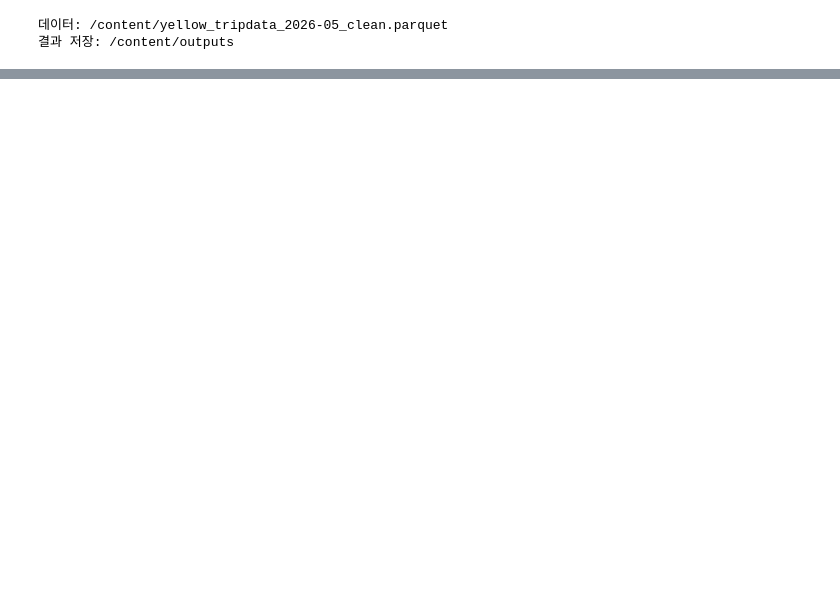
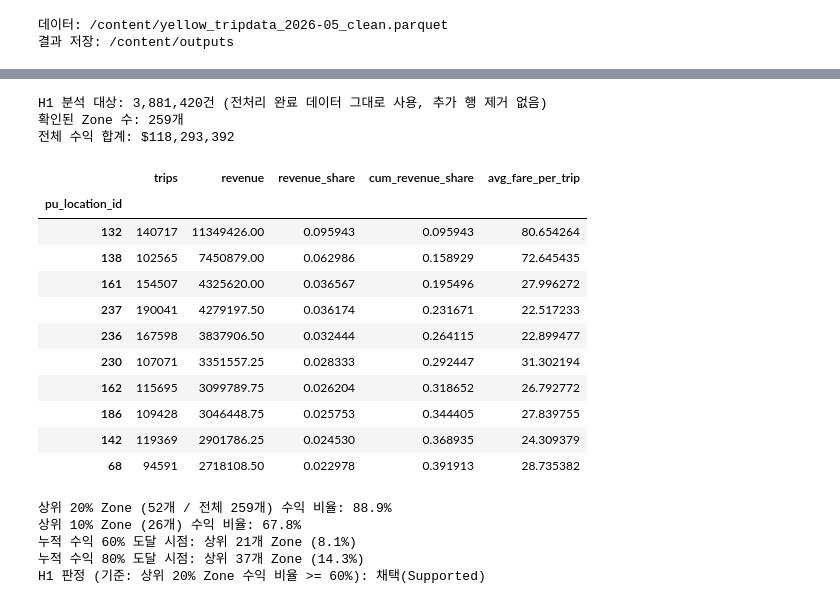
Before and after one commit to SKALA-python/taxi, a Jupyter notebook: main.ipynb, the cells around one changed output, grey strips where cells are left out. Saved outputs shown, nothing was run; the diff lists cells and outputs as text; code cells hidden in the pictures; blank space fills up the shorter version.

```diff
--- a/main.ipynb
+++ b/main.ipynb
@@ -35,0 +120,71 @@ from scipy import stats
+# %%
+# H1 분석에 필요한 컬럼만 선택적으로 로딩 (390만 행 전체를 메모리에 올리지 않기 위함)
+h1_columns = ["pu_location_id", "do_location_id", "total_amount", "is_airport_trip"]
+h1_trips = pd.read_parquet(DATA_PATH, columns=h1_columns)
+print(f"H1 분석 대상: {len(h1_trips):,}건 (전처리 완료 데이터 그대로 사용, 추가 행 제거 없음)")
+
+# Zone(pu_location_id)별 총수익 집계 -> 내림차순 정렬
+# H1의 출발점: "수익이 특정 구역에 몰려있는가"를 보려면 먼저 Zone별 합계가 필요하다.
+h1_zone = (
+    h1_trips.groupby("pu_location_id")
+    .agg(trips=("total_amount", "size"), revenue=("total_amount", "sum"))
+    .sort_values("revenue", ascending=False)
+)
+h1_zone["revenue_share"] = h1_zone["revenue"] / h1_zone["revenue"].sum()
+h1_zone["cum_revenue_share"] = h1_zone["revenue_share"].cumsum()
+h1_zone["avg_fare_per_trip"] = h1_zone["revenue"] / h1_zone["trips"]
+
+h1_total_revenue = h1_zone["revenue"].sum()
+h1_n_zones = len(h1_zone)
+print(f"확인된 Zone 수: {h1_n_zones}개")
+print(f"전체 수익 합계: ${h1_total_revenue:,.0f}")
+
+display(h1_zone.head(10))
+# %% [output]
+H1 분석 대상: 3,881,420건 (전처리 완료 데이터 그대로 사용, 추가 행 제거 없음)
+확인된 Zone 수: 259개
+전체 수익 합계: $118,293,392
+|  | trips | revenue | revenue_share | cum_revenue_share | avg_fare_per_trip |
+| pu_location_id |  |  |  |  |  |
+| 132 | 140717 | 11349426.00 | 0.095943 | 0.095943 | 80.654264 |
+| 138 | 102565 | 7450879.00 | 0.062986 | 0.158929 | 72.645435 |
+| 161 | 154507 | 4325620.00 | 0.036567 | 0.195496 | 27.996272 |
+| 237 | 190041 | 4279197.50 | 0.036174 | 0.231671 | 22.517233 |
+| 236 | 167598 | 3837906.50 | 0.032444 | 0.264115 | 22.899477 |
+| 230 | 107071 | 3351557.25 | 0.028333 | 0.292447 | 31.302194 |
+| 162 | 115695 | 3099789.75 | 0.026204 | 0.318652 | 26.792772 |
+| 186 | 109428 | 3046448.75 | 0.025753 | 0.344405 | 27.839755 |
+| 142 | 119369 | 2901786.25 | 0.024530 | 0.368935 | 24.309379 |
+| 68 | 94591 | 2718108.50 | 0.022978 | 0.391913 | 28.735382 |
+# %%
+# Pareto(80/20) 분석: 상위 20%, 상위 10% Zone이 전체 수익에서 차지하는 비율
+# round()를 쓰는 이유: Zone 수가 정확히 5·10의 배수가 아니므로 정수 Zone 개수로 변환해야 한다.
+h1_top20_n = round(h1_n_zones * 0.20)
+h1_top10_n = round(h1_n_zones * 0.10)
+h1_top20_share = h1_zone["revenue_share"].iloc[:h1_top20_n].sum()
+h1_top10_share = h1_zone["revenue_share"].iloc[:h1_top10_n].sum()
+
+print(f"상위 20% Zone ({h1_top20_n}개 / 전체 {h1_n_zones}개) 수익 비율: {h1_top20_share:.1%}")
+print(f"상위 10% Zone ({h1_top10_n}개) 수익 비율: {h1_top10_share:.1%}")
+
+# 누적 수익이 60%, 80%를 넘는 시점이 정확히 몇 번째 Zone인지도 함께 확인한다.
+# "상위 20%"라는 임의의 절단선 대신, 실제 데이터가 만드는 절단선을 보기 위함이다.
+for h1_target in [0.60, 0.80]:
+    h1_rank = int(np.searchsorted(h1_zone["cum_revenue_share"].values, h1_target) + 1)
+    print(f"누적 수익 {h1_target:.0%} 도달 시점: 상위 {h1_rank}개 Zone ({h1_rank / h1_n_zones:.1%})")
+
+# 가설 기준(60%)과 비교해 채택 여부를 코드로 직접 판정한다.
+# 사람이 눈으로 보고 판단하지 않고 코드에 기준을 명시하는 이유: report.md 자동 생성 시
+# 그대로 재사용할 수 있고, 데이터가 갱신돼도 같은 기준으로 재현 가능하기 때문이다.
+H1_PARETO_THRESHOLD = 0.60
+h1_pareto_supported = bool(h1_top20_share >= H1_PARETO_THRESHOLD)
+print(
+    f"H1 판정 (기준: 상위 20% Zone 수익 비율 >= {H1_PARETO_THRESHOLD:.0%}): "
+    f"{'채택(Supported)' if h1_pareto_supported else '기각/수정 필요'}"
+)
+# %% [output]
+상위 20% Zone (52개 / 전체 259개) 수익 비율: 88.9%
+상위 10% Zone (26개) 수익 비율: 67.8%
+누적 수익 60% 도달 시점: 상위 21개 Zone (8.1%)
+누적 수익 80% 도달 시점: 상위 37개 Zone (14.3%)
+H1 판정 (기준: 상위 20% Zone 수익 비율 >= 60%): 채택(Supported)
```
Also changed, not shown: parts of 8 cells of this notebook.
